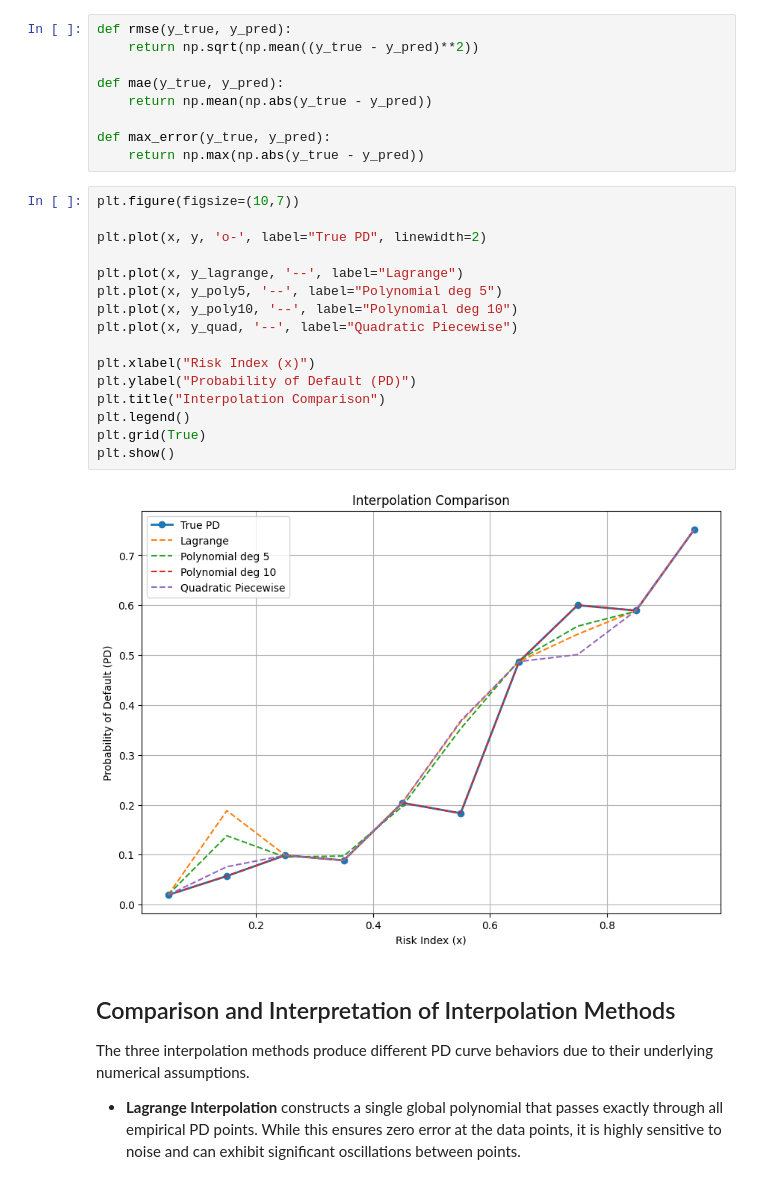
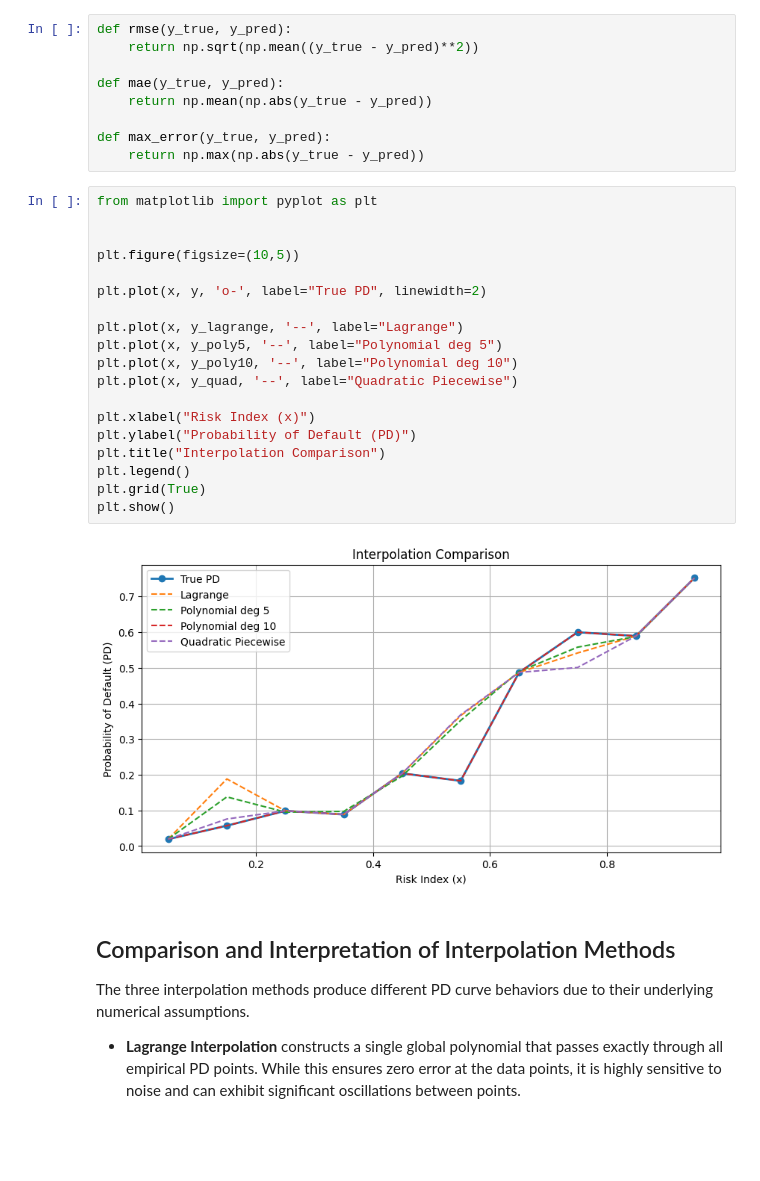
Before and after one commit to YoussefChati/Credit-Risk-Interpolation-GMSC, a Jupyter notebook: Documents/NumericalMethodsProject/notebooks/GMSC_PD_Interpolation.ipynb, the cells around one changed output. Cells and saved outputs as stored; diff of their text form; blank space fills up the shorter version.

```diff
--- a/Documents/NumericalMethodsProject/notebooks/GMSC_PD_Interpolation.ipynb
+++ b/Documents/NumericalMethodsProject/notebooks/GMSC_PD_Interpolation.ipynb
@@ -387,23 +387,26 @@ def mae(y_true, y_pred):
 def max_error(y_true, y_pred):
     return np.max(np.abs(y_true - y_pred))
 # %%
-plt.figure(figsize=(10,7))
+from matplotlib import pyplot as plt
+
+
+plt.figure(figsize=(10,5))
 
 plt.plot(x, y, 'o-', label="True PD", linewidth=2)
 
 plt.plot(x, y_lagrange, '--', label="Lagrange")
 plt.plot(x, y_poly5, '--', label="Polynomial deg 5")
 plt.plot(x, y_poly10, '--', label="Polynomial deg 10")
 plt.plot(x, y_quad, '--', label="Quadratic Piecewise")
 
 plt.xlabel("Risk Index (x)")
 plt.ylabel("Probability of Default (PD)")
 plt.title("Interpolation Comparison")
 plt.legend()
 plt.grid(True)
 plt.show()
 # %% [output]
-[figure, old version]
+[figure, new version]
 # %% [markdown]
 ## Comparison and Interpretation of Interpolation Methods
 
```
